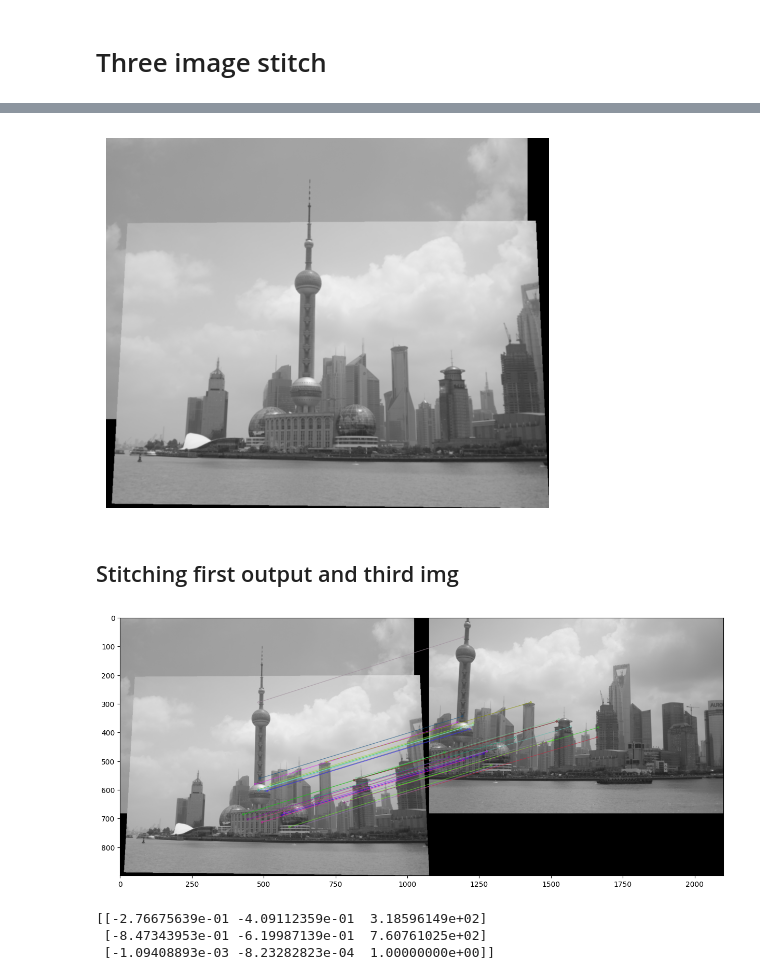
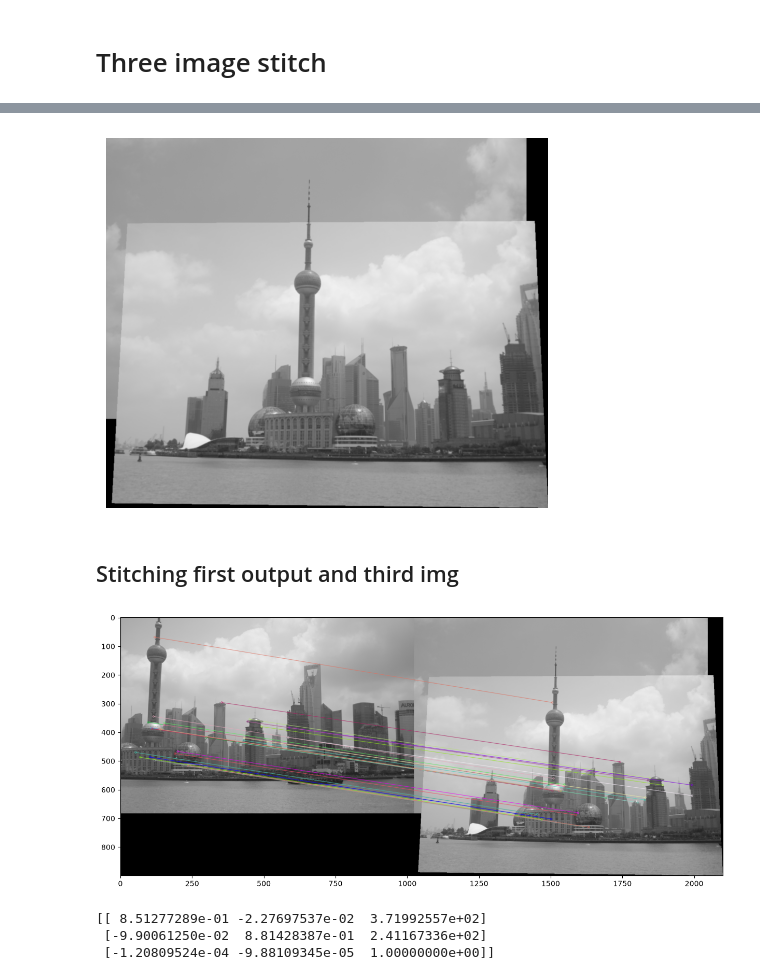
Before and after one commit to mahmoudhaytham25/computer-vision-projects, a Jupyter notebook: 02-homography-ar-mosaics/part2_image_mosaics.ipynb, the cells around one changed output, grey strips where cells are left out. Drawn from its saved outputs; the diff is of its cells as text; code cells hidden in the pictures.

```diff
--- a/02-homography-ar-mosaics/part2_image_mosaics.ipynb
+++ b/02-homography-ar-mosaics/part2_image_mosaics.ipynb
@@ -171,14 +171,16 @@ def create_mosaic(img1, img2, H):
     h1, w1 = img1.shape[:2]
     h2, w2 = img2.shape[:2]
 
-    corners = np.array([[0, 0, 1], [w2, 0, 1], [0, h2, 1], [w2, h2, 1]])
+    # img1 is warped by H into img2's frame, so the canvas must contain
+    # H(img1's corners) plus img2's own extent.
+    corners = np.array([[0, 0, 1], [w1, 0, 1], [0, h1, 1], [w1, h1, 1]])
     tcorners = np.dot(H, corners.T).T
     tcorners /= tcorners[:, 2][:, None]  # Normalize by the third coordinate
 
-    min_x = int(min(tcorners[:, 0].min(), 0))
-    max_x = int(max(tcorners[:, 0].max(), w1))
-    min_y = int(min(tcorners[:, 1].min(), 0))
-    max_y = int(max(tcorners[:, 1].max(), h1))
+    min_x = int(np.floor(min(tcorners[:, 0].min(), 0)))
+    max_x = int(np.ceil(max(tcorners[:, 0].max(), w2)))
+    min_y = int(np.floor(min(tcorners[:, 1].min(), 0)))
+    max_y = int(np.ceil(max(tcorners[:, 1].max(), h2)))
 
     offset = np.array([[1, 0, -min_x],
                        [0, 1, -min_y],
@@ -190,7 +192,7 @@ def create_mosaic(img1, img2, H):
 
     warped_img = inverse_warp(img1, np.dot(offset, H), output_shape)
     output = np.zeros(output_shape, dtype=np.uint8)
-    output[-min_y:h1 - min_y, -min_x:w1 - min_x] = img2
+    output[-min_y:h2 - min_y, -min_x:w2 - min_x] = img2
 
     mask = (warped_img > 0).astype(np.uint8)
     output[mask > 0] = warped_img[mask > 0]
@@ -245,21 +239,21 @@ plt.imshow(cv2.cvtColor(mosaic, cv2.COLOR_BGR2RGB))
 plt.axis('off')
 plt.show()
 # %% [output]
-[figure, old version]
+[figure, new version]
 # %% [markdown]
 ## Stitching first output and third img
 # %%
-kpm,kp3,matches, match_img= find_correspondences(mosaic,img3,30)
+kp3,kpm,matches, match_img= find_correspondences(img3,mosaic,30)
 plt.figure(figsize=(15, 10))
 plt.imshow(match_img), plt.show()
 
 H3M= compute_homography(kp3, kpm, [m[0] for m in matches])
 print(H3M)
 # %% [output]
-[figure, old version]
+[figure, new version]
-[[-2.76675639e-01 -4.09112359e-01  3.18596149e+02]
- [-8.47343953e-01 -6.19987139e-01  7.60761025e+02]
- [-1.09408893e-03 -8.23282823e-04  1.00000000e+00]]
+[[ 8.51277289e-01 -2.27697537e-02  3.71992557e+02]
+ [-9.90061250e-02  8.81428387e-01  2.41167336e+02]
+ [-1.20809524e-04 -9.88109345e-05  1.00000000e+00]]
 # %%
 mosaic3= create_mosaic(img3, mosaic, H3M)
 plt.imshow(cv2.cvtColor(mosaic3, cv2.COLOR_BGR2RGB))
```
Also changed, not shown: parts of 4 cells of this notebook, 3 other files.
